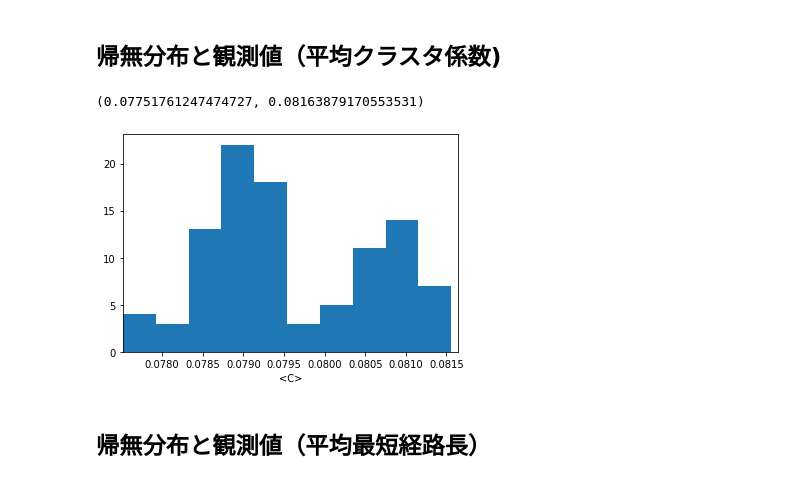
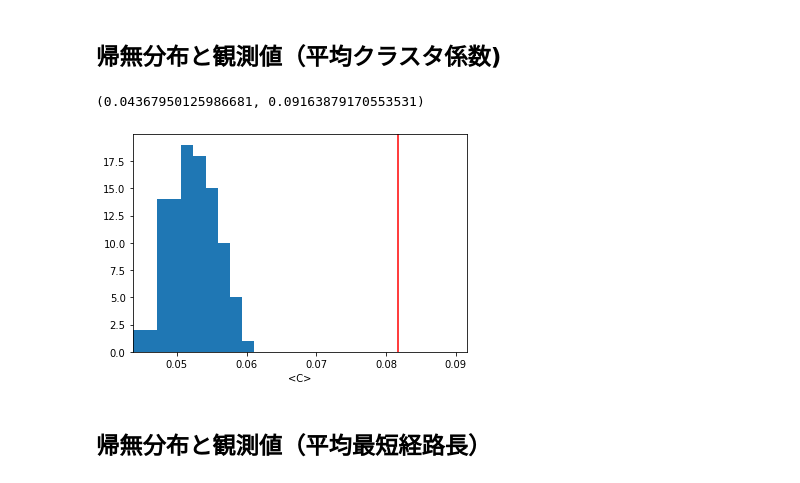
Before and after one commit to monofo/network-analysis-in-biology_python, a Jupyter notebook: network_models/network_statistical_analysis.ipynb, the cells around one changed output. Drawn from its saved outputs; the diff is of its cells as text; code cells hidden in the pictures.

```diff
--- a/network_models/network_statistical_analysis.ipynb
+++ b/network_models/network_statistical_analysis.ipynb
@@ -44,4 +45,4 @@ for i in range(100):
     # 2) configuration model
 
     cc_null.append(nx.average_clustering(g_null))
-    apl_null.append(nx.average_shortest_path_length(g_null))
+    apl_null.append(average_shortest_path_length(g_null))
@@ -56,13 +55,13 @@ z_apl = (apl_real - np.mean(apl_null)) / np.std(apl_null)
 ## 帰無分布と観測値（平均クラスタ係数)
 # %%
 plt.hist(cc_null)
-# plt.axvline(cc_real, "red")
+plt.axvline(cc_real, ymin=0, ymax=30, color="red")
 
 plt.xlabel("<C>")
-plt.xlim(min(cc_null), cc_real)
+plt.xlim(min(cc_null), cc_real+0.01)
 # %% [output]
-(0.07751761247474727, 0.08163879170553531)
+(0.04367950125986681, 0.09163879170553531)
-[figure, old version]
+[figure, new version]
 # %% [markdown]
 ## 帰無分布と観測値（平均最短経路長）
 # %%
```
Also changed, not shown: parts of 3 cells of this notebook.
